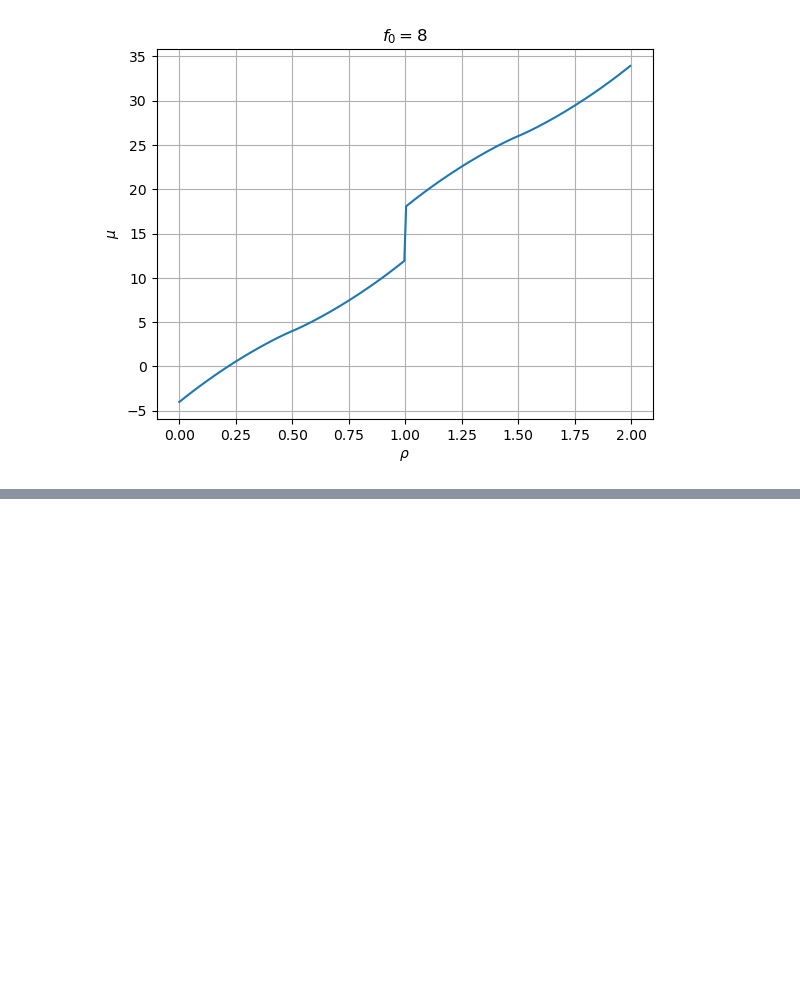
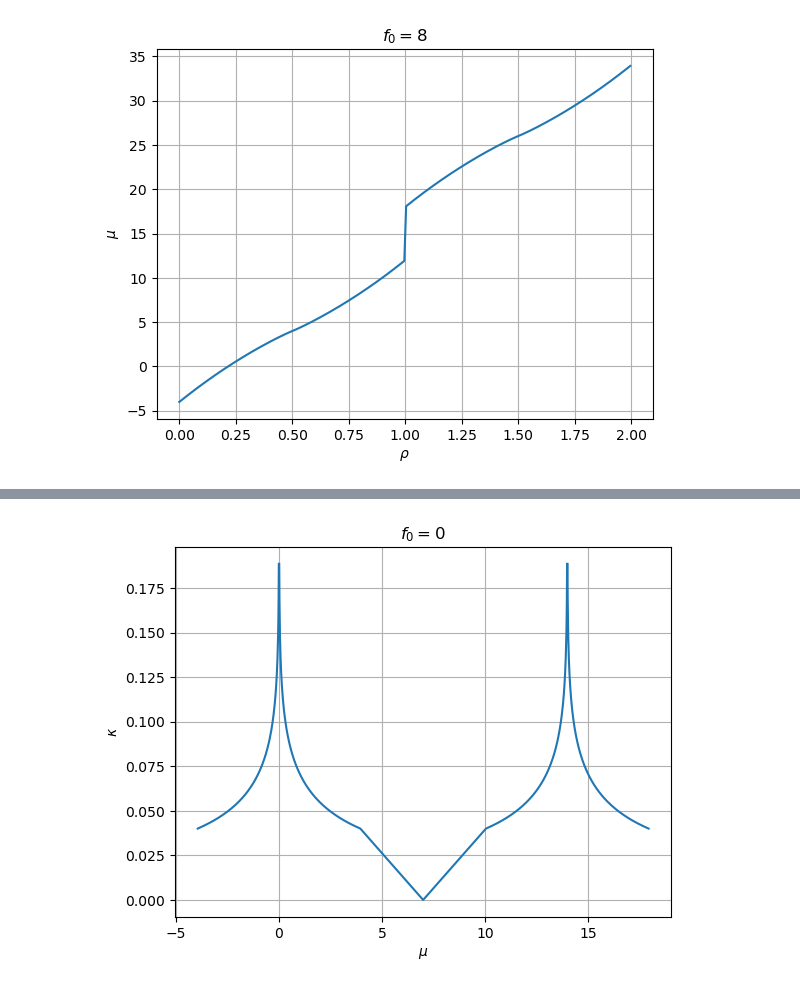
Before and after one commit to janjhch/bachelorthesis, a Jupyter notebook: meanfield/landau_f0_2d.ipynb, the cells around one changed output, grey strips where cells are left out. Cells and saved outputs as stored; diff of their text form; code cells hidden in the pictures; blank space fills up the shorter version.

```diff
--- a/meanfield/landau_f0_2d.ipynb
+++ b/meanfield/landau_f0_2d.ipynb
@@ -114,0 +126,40 @@ one_plot(rho_values, mu_U_14_f0_8, r'$\rho$', r'$\mu$', r'$f_0 = 8$')
+# %%
+def DOS_HK_2D(E):
+    def integrand_DOS_2d(k):
+       if -1 <= E/(2*t) + np.cos(k) <= 1:
+            integrand = 1 / np.sqrt(1 - (E/(2*t) + np.cos(k))**2)
+            return integrand
+       else:
+            return 0
+
+    int_value = integrate.quad(integrand_DOS_2d, 0, np.pi)
+    full_DOS = int_value[0] / (2 * np.pi**2 * t)
+    return full_DOS
+
+# CHECK FACTOR 1/2!
+def kappa_hk_2d(mu, U):
+    if U >= 0:
+        return (DOS_HK_2D(mu) + DOS_HK_2D(mu - U)) / 2
+    else:
+        return DOS_HK_2D(mu - U/2)
+
+def kappa_landau_2d(rho, mu, U, f_0):
+    argument = mu - f_0 * rho
+    frac = kappa_hk_2d(argument, U) / (1 + f_0 * kappa_hk_2d(argument, U))
+    return frac
+
+def create_kappa_list(rho_array, mu_array, U, f_0):
+    length = len(rho_array)
+    kappa_list = []
+
+    for i in range(length):
+        print(rho_array[i])
+        try:
+            kappa_i = kappa_landau_2d(rho_array[i], mu_array[i], U, f_0)
+            kappa_list.append(kappa_i)
+        except RuntimeError:
+            kappa_list.append(np.nan)
+
+    return kappa_list
+
+kappa_U14_f0 = create_kappa_list(rho_values, mu_U_14_f0_0, 14, 0)
@@ -114,0 +210,5 @@ one_plot(rho_values, mu_U_14_f0_8, r'$\rho$', r'$\mu$', r'$f_0 = 8$')
+# %%
+#one_plot(rho_values[1:], kappa_U14_f0[1:], r'$\rho$', r'$\kappa$', r'$f_0 = 0$')
+one_plot(mu_U_14_f0_0[1:], kappa_U14_f0[1:], r'$\mu$', r'$\kappa$', r'$f_0 = 0$')
+# %% [output]
+[figure, added]
```
Also changed, not shown: parts of 6 cells of this notebook, 1 other file.
